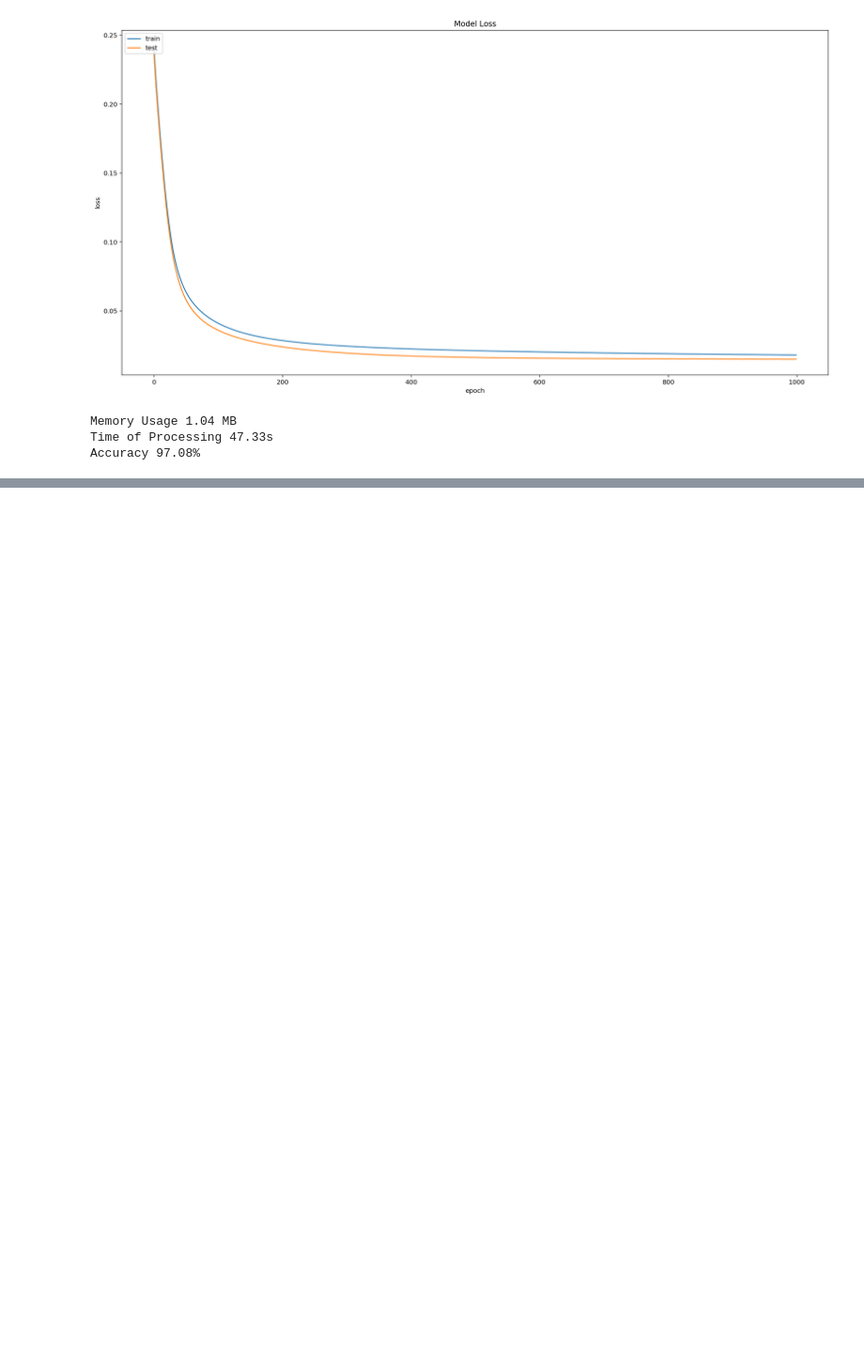
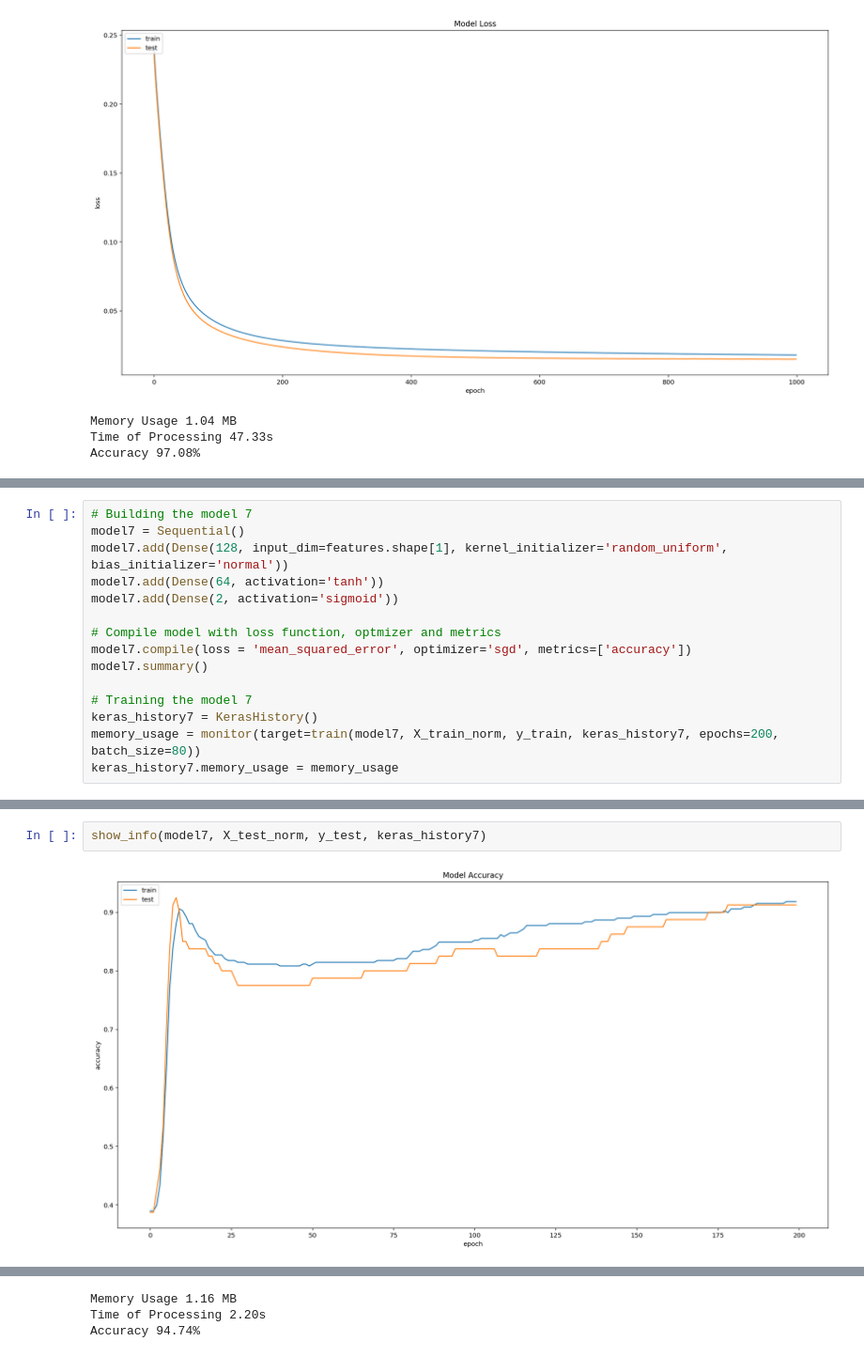
Before and after one commit to verissimomanoel/breast_cancer_wisconsin_diagnostic, a Jupyter notebook: Lista 3 - Manoel Verissimo.ipynb, the cells around one changed output, grey strips where cells are left out. Shown at 94% size. Drawn from its saved outputs; the diff is of its cells as text; blank space fills up the shorter version.

```diff
--- a/Lista 3 - Manoel Verissimo.ipynb
+++ b/Lista 3 - Manoel Verissimo.ipynb
@@ -366,0 +421,15 @@ Accuracy 97.08%
+# %%
+# Building the model 7
+model7 = Sequential()
+model7.add(Dense(128, input_dim=features.shape[1], kernel_initializer='random_uniform', bias_initializer='normal'))
+model7.add(Dense(64, activation='tanh'))
+model7.add(Dense(2, activation='sigmoid'))
+
+# Compile model with loss function, optmizer and metrics
+model7.compile(loss = 'mean_squared_error', optimizer='sgd', metrics=['accuracy'])
+model7.summary()
+
+# Training the model 7
+keras_history7 = KerasHistory()
+memory_usage = monitor(target=train(model7, X_train_norm, y_train, keras_history7, epochs=200, batch_size=80))
+keras_history7.memory_usage = memory_usage
@@ -366,0 +465,4 @@ Accuracy 97.08%
+# %%
+show_info(model7, X_test_norm, y_test, keras_history7)
+# %% [output]
+[figure, added]
@@ -366,0 +470,3 @@ Accuracy 97.08%
+Memory Usage 1.16 MB
+Time of Processing 2.20s
+Accuracy 94.74%
```
Also changed, not shown: parts of 32 cells of this notebook.
